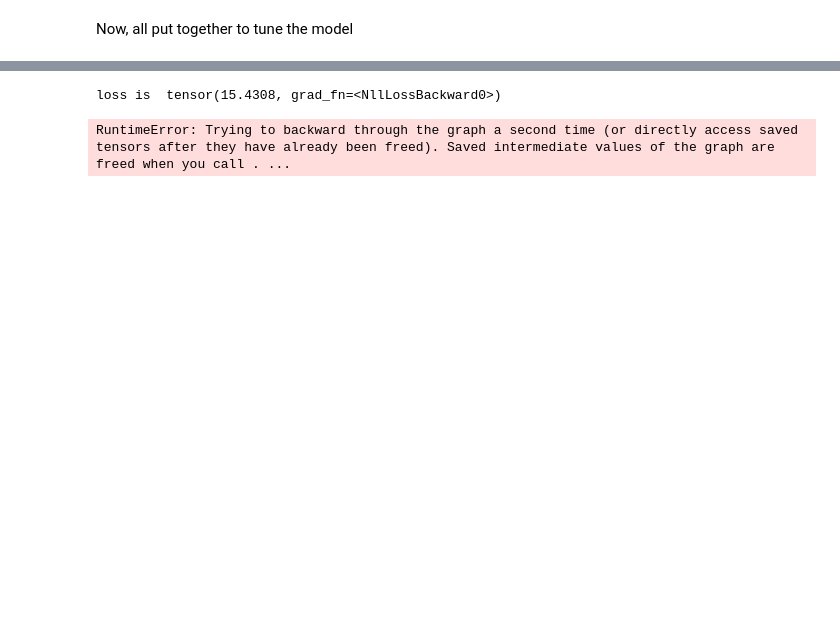
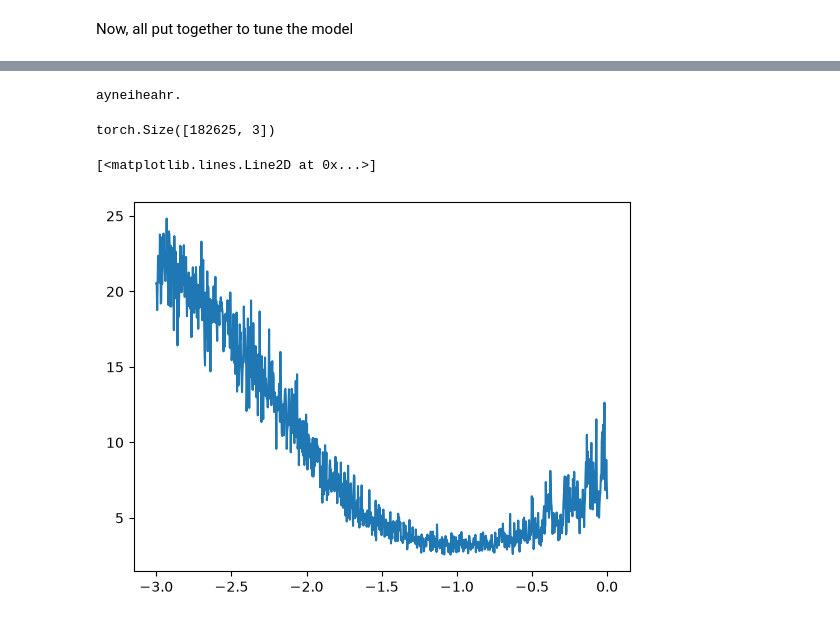
Before and after one commit to achyutbenz19/loki, a Jupyter notebook: 02-makemore/mlp.ipynb, the cells around one changed output, grey strips where cells are left out. Drawn from its saved outputs; the diff is of its cells as text; code cells hidden in the pictures; blank space fills up the shorter version.

```diff
--- a/02-makemore/mlp.ipynb
+++ b/02-makemore/mlp.ipynb
@@ -100,6 +115,6 @@ logits = O1 @ W2 + B2
 # loss
 # %%
 # Better way to calculate loss
-loss = F.cross_entropy(logits, Y)
+loss = F.cross_entropy(logits, Ytr)
 loss
 # %% [output]
@@ -107,7 +122,6 @@ tensor(21.9226, grad_fn=<NllLossBackward0>)
 # %%
 loss.backward()
 # %%
-LEARNING_RATE = 0.1
 for p in parameters:
     p.data += -LEARNING_RATE * p.grad
 # %% [markdown]
@@ -176,18 +185,36 @@ loss is  15.79478645324707
-# %%
-for i in range(100):
-    # forward pass
-    logit = O1 @ W2 + B2
-    loss = F.cross_entropy(logit, Y)
-
-    print("loss is ", loss)
-
-    for p in parameters:
-        p.grad = None
-
-    loss.backward()
-
-    for p in parameters:
-        p.data += -LEARNING_RATE * p.grad
-# %% [output]
-loss is  tensor(15.4308, grad_fn=<NllLossBackward0>)
-RuntimeError: Trying to backward through the graph a second time (or directly access saved tensors after they have already been freed). Saved intermediate values of the graph are freed when you call . ...
+# %%
+ix = 0
+word = []
+context = [0] * BLOCK_SIZE
+
+while True:
+    emb = C[torch.tensor(context)]
+    O1 = emb.view(-1, EMBEDDINGS_DIMENSION * BLOCK_SIZE) @ W1 + B1
+    O1 = O1.tanh()
+
+    context = context[1:] + [ix]
+
+    logit = O1 @ W2 + B2
+    # count = logit.exp()
+    # prob = count/count.sum(1, keepdim=True)
+    prob = F.softmax(logit, dim=1)
+
+    ix = torch.multinomial(prob, num_samples=1, replacement=True, generator=g).item()
+
+    ch = itos[ix]
+
+    word.append(ch)
+
+    if ix == 0:
+        print(('').join(word))
+        break
+# %% [output]
+ayneiheahr.
+# %%
+# QUESTION: How do we find the best learning rate?
+lre = torch.linspace(-3, 0, 1000) # Learning rate exponential: it's basically a range from -3 to 0, but when it gets exponentiated, it's from -0.001 to 1,000 steps.
+lrs = 10**lre
+# %%
+Xtr.shape
+# %% [output]
+torch.Size([182625, 3])
@@ -193,0 +267,7 @@ RuntimeError: Trying to backward through the graph a second time (or directly ac
+# %%
+plt.plot(lri, lossi)
+# From the graph, we can see that the best learning rate is around -1-ish. So we set that as a learning rate.
+# lr = 10*-1
+# %% [output]
+[<matplotlib.lines.Line2D at 0x...>]
+[figure, added]
```
Also changed, not shown: parts of 18 cells of this notebook.
